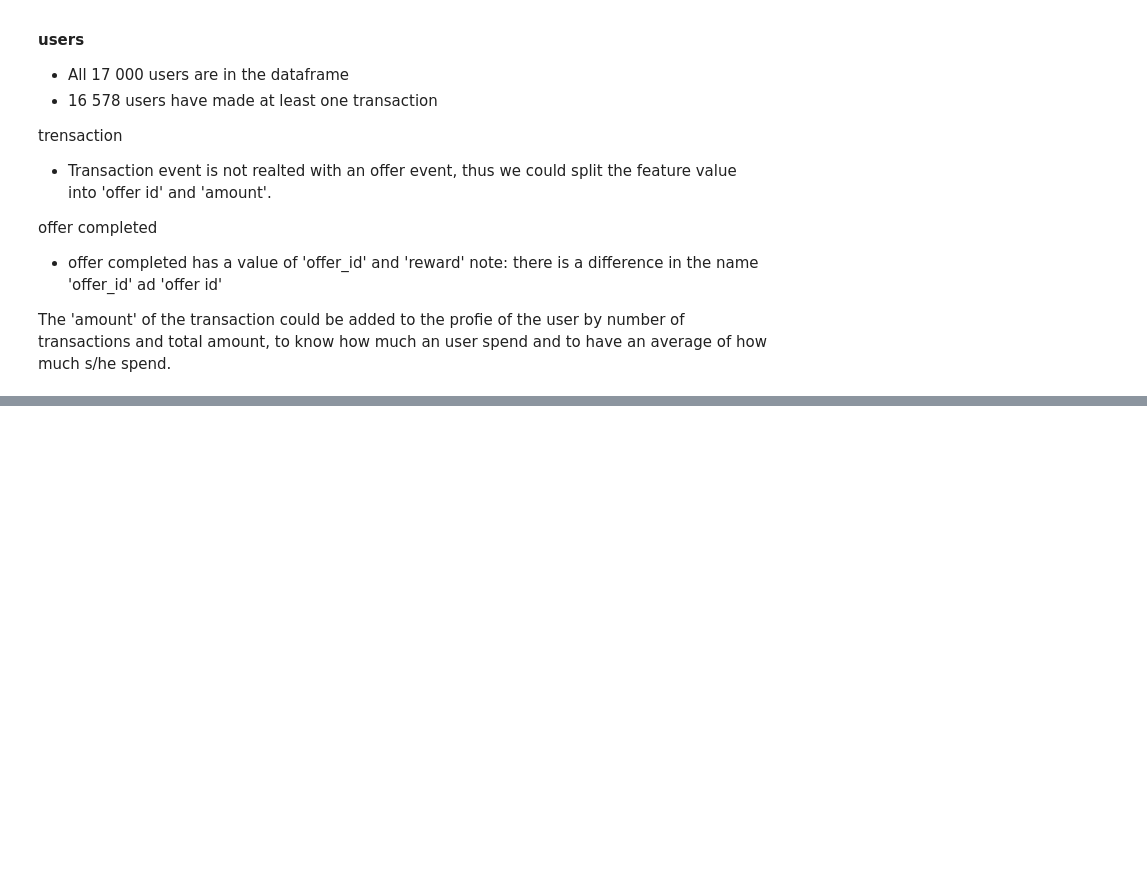
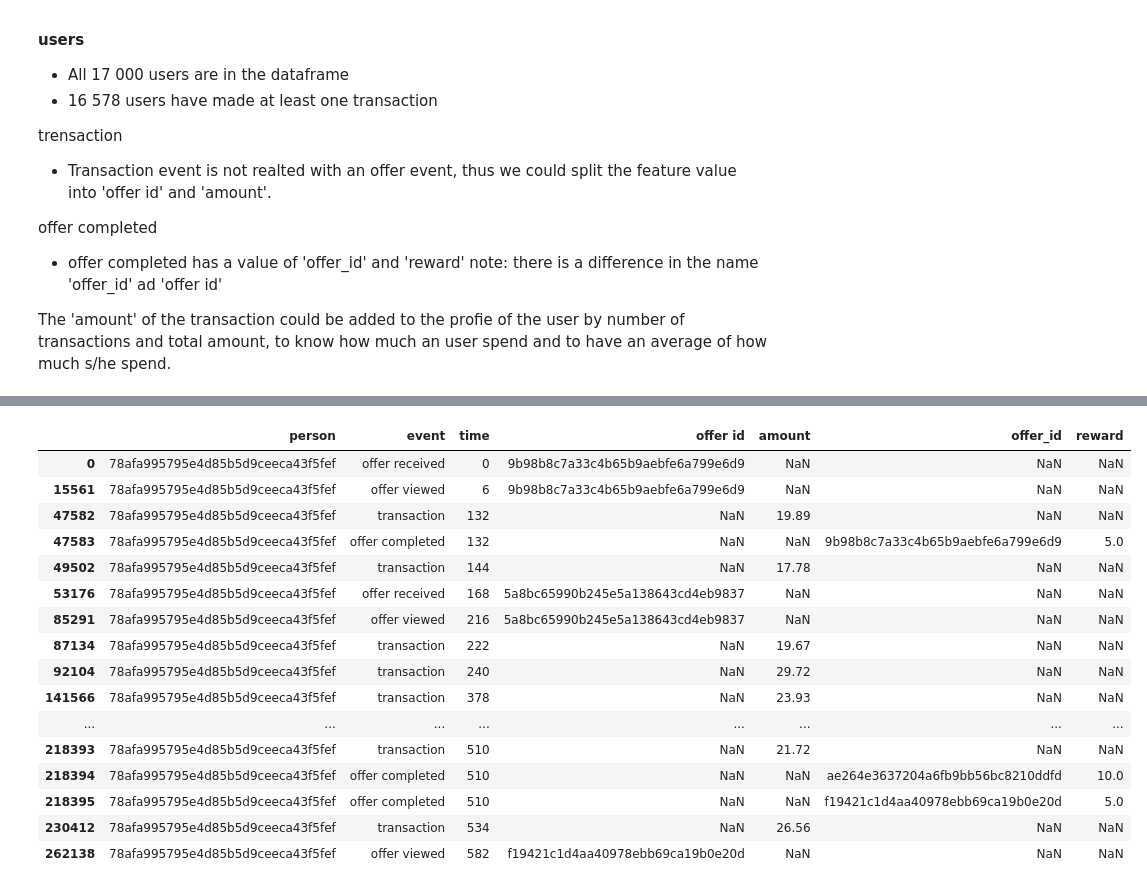
Before and after one commit to agonfo/u03_capstone_starbucks, a Jupyter notebook: 01 - Exploratory_data_analysis.ipynb, the cells around one changed output, grey strips where cells are left out. Drawn from its saved outputs; the diff is of its cells as text; code cells hidden in the pictures; blank space fills up the shorter version.

```diff
--- a/01 - Exploratory_data_analysis.ipynb
+++ b/01 - Exploratory_data_analysis.ipynb
@@ -165,0 +277,3 @@ transcript[transcript['event'] == 'offer completed'].head()
+# %%
+df = pd.concat([transcript.drop(['value'], axis=1), transcript['value'].apply(pd.Series)], axis=1)
+df
@@ -165,0 +306,23 @@ transcript[transcript['event'] == 'offer completed'].head()
+# %%
+type_2_offers = ['5a8bc65990b245e5a138643cd4eb9837' , '3f207df678b143eea3cee63160fa8bed']
+
+
+offer_type_2_a = df[df['offer id'] == '5a8bc65990b245e5a138643cd4eb9837']['time']
+# %% [output]
+|  | person | event | time | offer id | amount | offer_id | reward |
+| 0 | 78afa995795e4d85b5d9ceeca43f5fef | offer received | 0 | 9b98b8c7a33c4b65b9aebfe6a799e6d9 | NaN | NaN | NaN |
+| 15561 | 78afa995795e4d85b5d9ceeca43f5fef | offer viewed | 6 | 9b98b8c7a33c4b65b9aebfe6a799e6d9 | NaN | NaN | NaN |
+| 47582 | 78afa995795e4d85b5d9ceeca43f5fef | transaction | 132 | NaN | 19.89 | NaN | NaN |
+| 47583 | 78afa995795e4d85b5d9ceeca43f5fef | offer completed | 132 | NaN | NaN | 9b98b8c7a33c4b65b9aebfe6a799e6d9 | 5.0 |
+| 49502 | 78afa995795e4d85b5d9ceeca43f5fef | transaction | 144 | NaN | 17.78 | NaN | NaN |
+| 53176 | 78afa995795e4d85b5d9ceeca43f5fef | offer received | 168 | 5a8bc65990b245e5a138643cd4eb9837 | NaN | NaN | NaN |
+| 85291 | 78afa995795e4d85b5d9ceeca43f5fef | offer viewed | 216 | 5a8bc65990b245e5a138643cd4eb9837 | NaN | NaN | NaN |
+| 87134 | 78afa995795e4d85b5d9ceeca43f5fef | transaction | 222 | NaN | 19.67 | NaN | NaN |
+| 92104 | 78afa995795e4d85b5d9ceeca43f5fef | transaction | 240 | NaN | 29.72 | NaN | NaN |
+| 141566 | 78afa995795e4d85b5d9ceeca43f5fef | transaction | 378 | NaN | 23.93 | NaN | NaN |
+| ... | ... | ... | ... | ... | ... | ... | ... |
+| 218393 | 78afa995795e4d85b5d9ceeca43f5fef | transaction | 510 | NaN | 21.72 | NaN | NaN |
+| 218394 | 78afa995795e4d85b5d9ceeca43f5fef | offer completed | 510 | NaN | NaN | ae264e3637204a6fb9bb56bc8210ddfd | 10.0 |
+| 218395 | 78afa995795e4d85b5d9ceeca43f5fef | offer completed | 510 | NaN | NaN | f19421c1d4aa40978ebb69ca19b0e20d | 5.0 |
+| 230412 | 78afa995795e4d85b5d9ceeca43f5fef | transaction | 534 | NaN | 26.56 | NaN | NaN |
+| 262138 | 78afa995795e4d85b5d9ceeca43f5fef | offer viewed | 582 | f19421c1d4aa40978ebb69ca19b0e20d | NaN | NaN | NaN |
```
Also changed, not shown: parts of 20 cells of this notebook.
